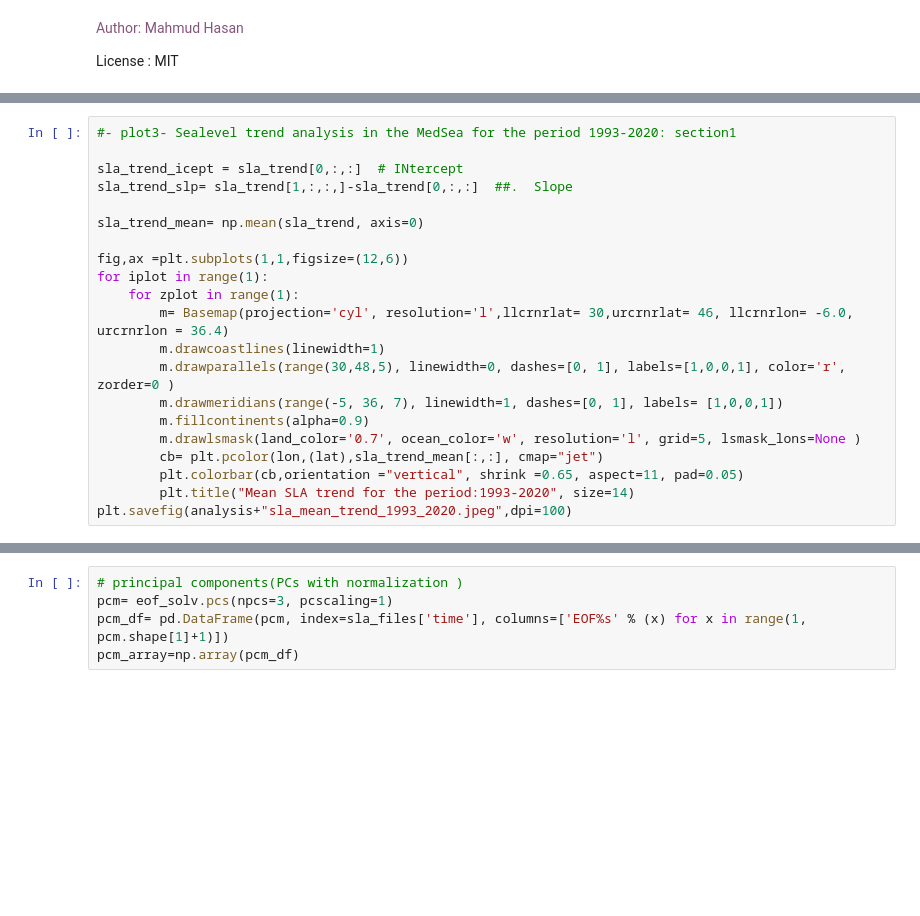
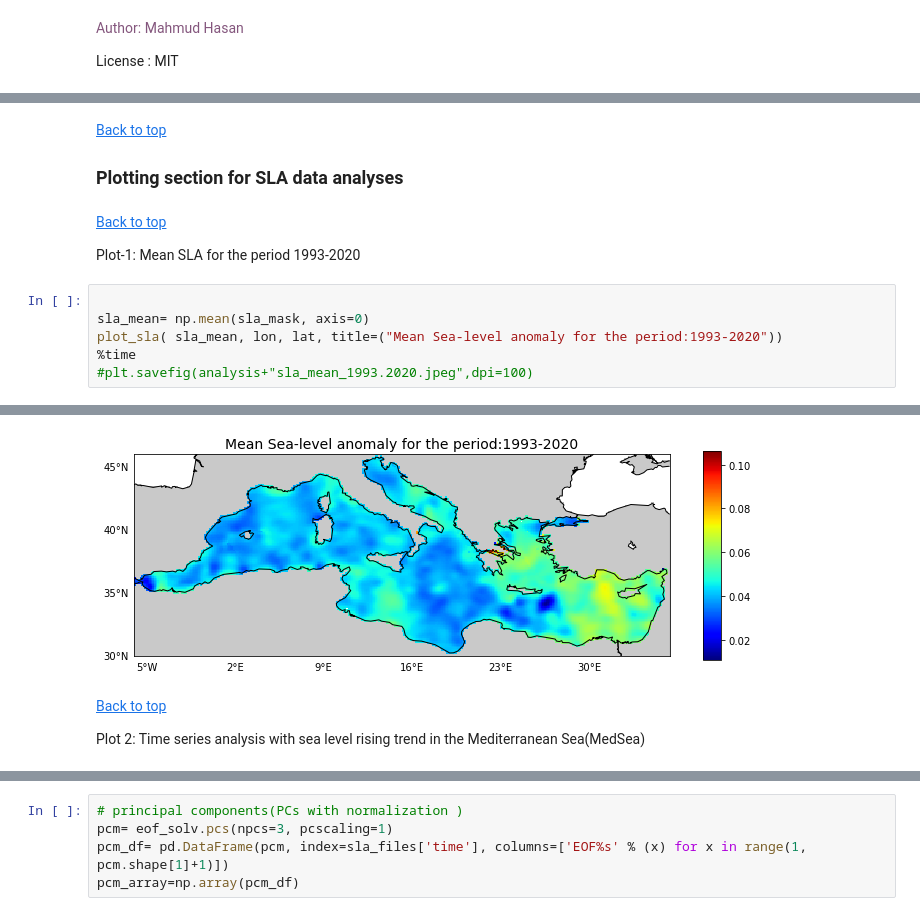
Before and after one commit to mhgcmcc/sla-trend, a Jupyter notebook: sla_medsea.ipynb, the cells around one changed output, grey strips where cells are left out. Saved outputs shown, nothing was run; the diff lists cells and outputs as text; blank space fills up the shorter version.

```diff
--- a/sla_medsea.ipynb
+++ b/sla_medsea.ipynb
@@ -237,21 +4,0 @@ plt.savefig(analysis+"time_series_trend_1993.2020.jpeg",dpi=100)
-# %%
-#- plot3- Sealevel trend analysis in the MedSea for the period 1993-2020: section1
-
-sla_trend_icept = sla_trend[0,:,:]  # INtercept
-sla_trend_slp= sla_trend[1,:,:,]-sla_trend[0,:,:]  ##.  Slope
-
-sla_trend_mean= np.mean(sla_trend, axis=0)
-
-fig,ax =plt.subplots(1,1,figsize=(12,6))
-for iplot in range(1):
-    for zplot in range(1):
-        m= Basemap(projection='cyl', resolution='l',llcrnrlat= 30,urcrnrlat= 46, llcrnrlon= -6.0, urcrnrlon = 36.4)
-        m.drawcoastlines(linewidth=1)
-        m.drawparallels(range(30,48,5), linewidth=0, dashes=[0, 1], labels=[1,0,0,1], color='r', zorder=0 )
-        m.drawmeridians(range(-5, 36, 7), linewidth=1, dashes=[0, 1], labels= [1,0,0,1])
-        m.fillcontinents(alpha=0.9)
-        m.drawlsmask(land_color='0.7', ocean_color='w', resolution='l', grid=5, lsmask_lons=None )
-        cb= plt.pcolor(lon,(lat),sla_trend_mean[:,:], cmap="jet")
-        plt.colorbar(cb,orientation ="vertical", shrink =0.65, aspect=11, pad=0.05)
-        plt.title("Mean SLA trend for the period:1993-2020", size=14)
-plt.savefig(analysis+"sla_mean_trend_1993_2020.jpeg",dpi=100)
@@ -335,0 +215,16 @@ eof_n= eof_solv.eofsAsCorrelation(neofs=3)
+# %% [markdown]
+[Back to top](#TOC_TOP)
+<a id='plotting'></a>
+<h3>Plotting section for  SLA data analyses </h3>
+# %% [markdown]
+<a id='plot1'></a>
+[Back to top](#TOC_TOP)
+
+Plot-1: Mean SLA for the period 1993-2020
+# %%
+
+sla_mean= np.mean(sla_mask, axis=0)
+plot_sla( sla_mean, lon, lat, title=("Mean Sea-level anomaly for the period:1993-2020"))
+%time
+#plt.savefig(analysis+"sla_mean_1993.2020.jpeg",dpi=100)
+# %% [output]
@@ -335,0 +233,6 @@ eof_n= eof_solv.eofsAsCorrelation(neofs=3)
+[figure, added]
+# %% [markdown]
+<a id='plot2'></a>
+[Back to top](#TOC_TOP)
+
+Plot 2: Time series analysis with sea level rising trend in the Mediterranean Sea(MedSea)
```
Also changed, not shown: parts of 39 cells of this notebook.
